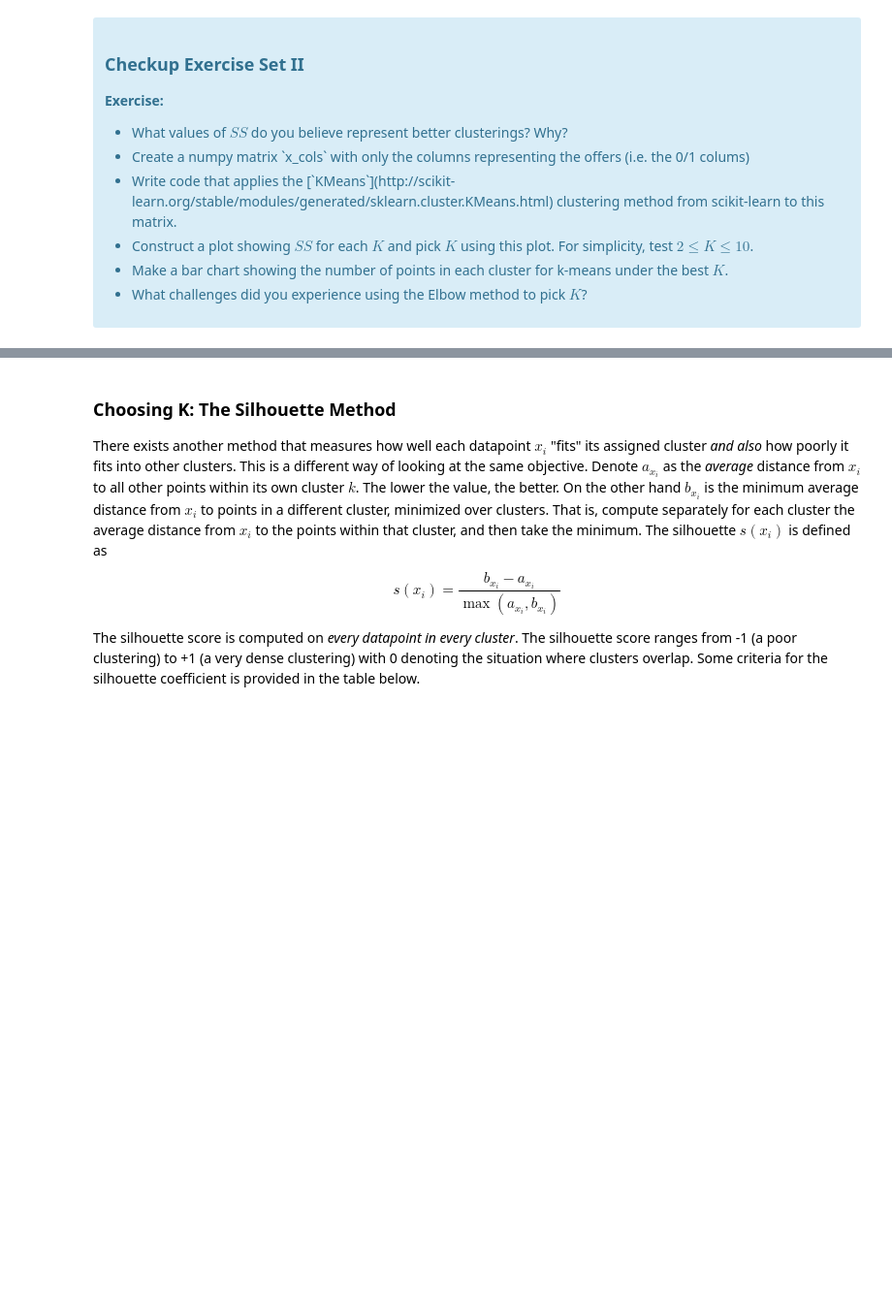
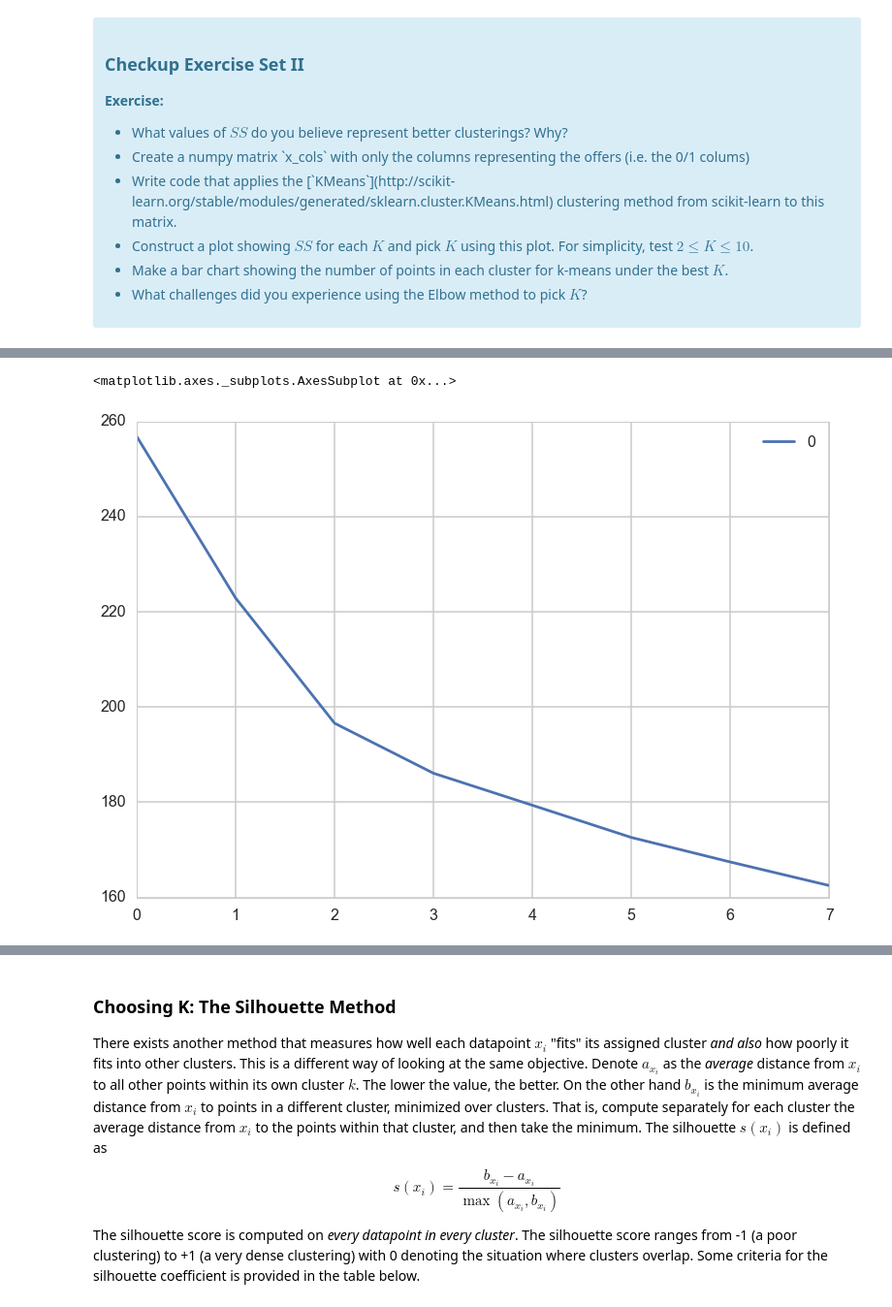
Before and after one commit to nsamrao/Springboard-Data-Science, a Jupyter notebook: Mini_Project_Clustering.ipynb, the cells around one changed output, grey strips where cells are left out. Shown at 97% size. Cells and saved outputs as stored; diff of their text form; code cells hidden in the pictures; blank space fills up the shorter version.

```diff
--- a/Mini_Project_Clustering.ipynb
+++ b/Mini_Project_Clustering.ipynb
@@ -63,3 +62,7 @@ The first thing we need is a way to compare customers. To do this, we're going t
+# %%
+#your turn
+df = pd.merge(df_offers, df_transactions)
+matrix = df.pivot_table(index=['customer_name'], columns=['offer_id'], values='n').fillna(0).reset_index()
 # %% [markdown]
 ## K-Means Clustering
 
@@ -90,0 +94,30 @@ where $x_i$ is a point, $C_k$ represents cluster $k$ and $\mu_k$ is the centroid
+# %%
+# your turn
+from sklearn.cluster import KMeans
+
+
+cluster3 = KMeans(n_clusters = 3).fit(matrix[matrix.columns[2:]])
+dist_3 = (cluster3.inertia_)
+cluster4 = KMeans(n_clusters = 4).fit(matrix[matrix.columns[2:]])
+dist_4 = (cluster4.inertia_)
+cluster5 = KMeans(n_clusters = 5).fit(matrix[matrix.columns[2:]])
+dist_5 = (cluster5.inertia_)
+cluster6 = KMeans(n_clusters = 6).fit(matrix[matrix.columns[2:]])
+dist_6 = (cluster6.inertia_)
+cluster7 = KMeans(n_clusters = 7).fit(matrix[matrix.columns[2:]])
+dist_7 = (cluster7.inertia_)
+cluster8 = KMeans(n_clusters = 8).fit(matrix[matrix.columns[2:]])
+dist_8 = (cluster8.inertia_)
+cluster9 = KMeans(n_clusters = 9).fit(matrix[matrix.columns[2:]])
+dist_9 = (cluster9.inertia_)
+cluster10 = KMeans(n_clusters = 10).fit(matrix[matrix.columns[2:]])
+dist_10 = (cluster10.inertia_)
+
+print "SS with 3 clusters:", dist_3
+print "SS with 4 clusters:", dist_4
+print "SS with 5 clusters:", dist_5
+print "SS with 6 clusters:", dist_6
+print "SS with 7 clusters:", dist_7
+print "SS with 8 clusters:", dist_8
+print "SS with 9 clusters:", dist_9
+print "SS with 10 clusters:", dist_10
@@ -90,0 +133,6 @@ where $x_i$ is a point, $C_k$ represents cluster $k$ and $\mu_k$ is the centroid
+# %%
+x = np.array([dist_3, dist_4, dist_5, dist_6, dist_7, dist_8, dist_9, dist_10])
+pd.DataFrame(x).plot()
+# %% [output]
+<matplotlib.axes._subplots.AxesSubplot at 0x...>
+[figure, added]
```
Also changed, not shown: parts of 25 cells of this notebook.
